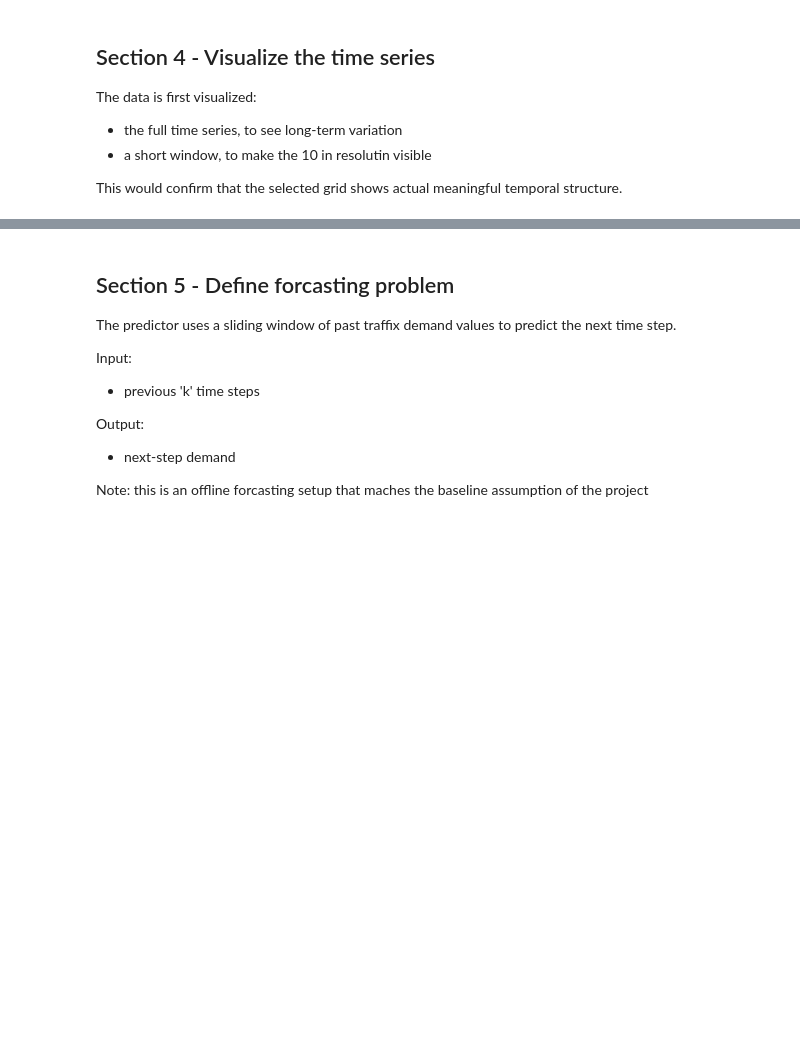
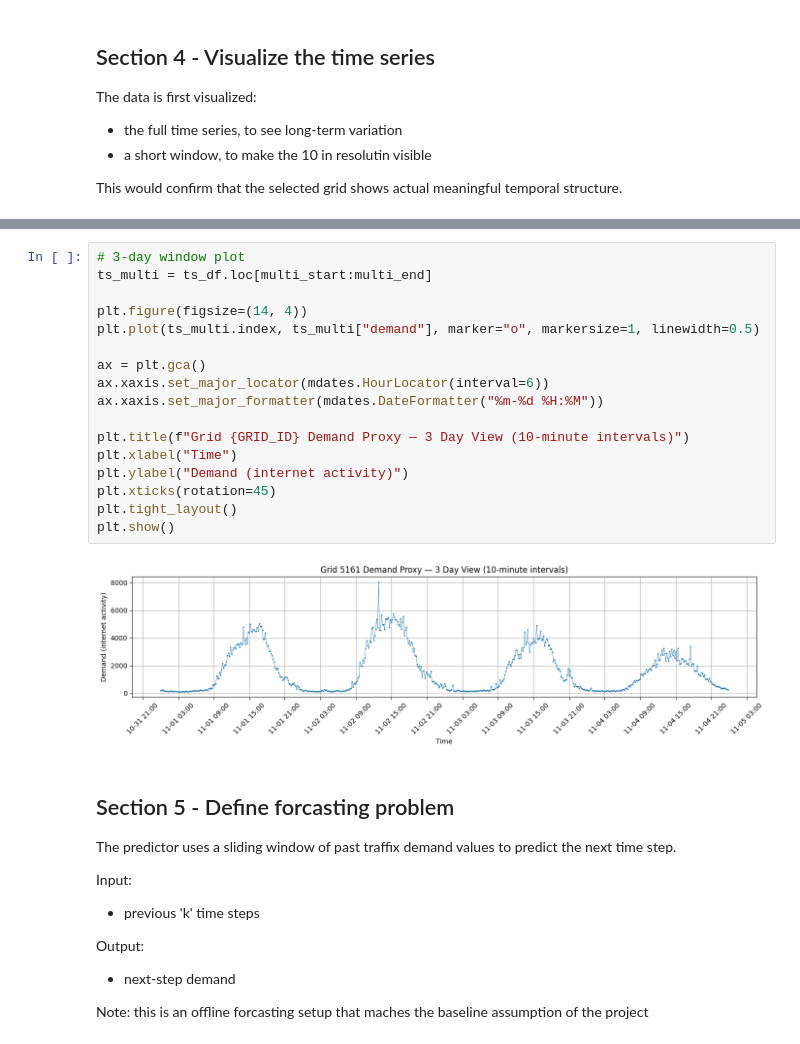
Before and after one commit to zz3427/ML_for_network, a Jupyter notebook: notebooks/01_data_and_baseline.ipynb, the cells around one changed output, grey strips where cells are left out. Saved outputs shown, nothing was run; the diff lists cells and outputs as text; blank space fills up the shorter version.

```diff
--- a/notebooks/01_data_and_baseline.ipynb
+++ b/notebooks/01_data_and_baseline.ipynb
@@ -45,3 +358,22 @@ This would confirm that the selected grid shows actual meaningful temporal struc
+# %%
+# 3-day window plot
+ts_multi = ts_df.loc[multi_start:multi_end]
+
+plt.figure(figsize=(14, 4))
+plt.plot(ts_multi.index, ts_multi["demand"], marker="o", markersize=1, linewidth=0.5)
+
+ax = plt.gca()
+ax.xaxis.set_major_locator(mdates.HourLocator(interval=6))
+ax.xaxis.set_major_formatter(mdates.DateFormatter("%m-%d %H:%M"))
+
+plt.title(f"Grid {GRID_ID} Demand Proxy — 3 Day View (10-minute intervals)")
+plt.xlabel("Time")
+plt.ylabel("Demand (internet activity)")
+plt.xticks(rotation=45)
+plt.tight_layout()
+plt.show()
+# %% [output]
+[figure, added]
 # %% [markdown]
 ## Section 5 - Define forcasting problem
 
```
Also changed, not shown: parts of 77 cells of this notebook, 13 other files.
